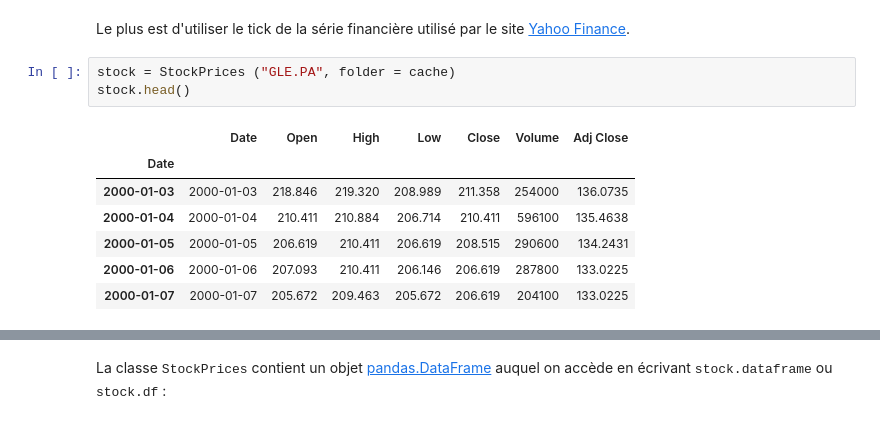
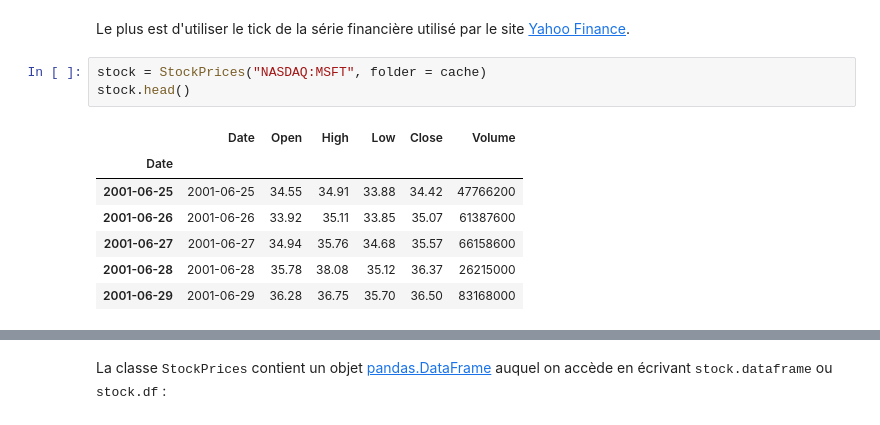
Before and after one commit to sdpython/pyensae, a Jupyter notebook: _doc/notebooks/pyensae_StockPrices.ipynb, the cells around one changed output, grey strips where cells are left out. Saved outputs shown, nothing was run; the diff lists cells and outputs as text.

```diff
--- a/_doc/notebooks/pyensae_StockPrices.ipynb
+++ b/_doc/notebooks/pyensae_StockPrices.ipynb
@@ -27,13 +27,13 @@ if not os.path.exists(cache) : os.mkdir(cache)
 # %% [markdown]
 Le plus est d'utiliser le tick de la série financière utilisé par le site <a href="https://fr.finance.yahoo.com/">Yahoo Finance</a>.
 # %%
-stock = StockPrices ("GLE.PA", folder = cache)
+stock = StockPrices("NASDAQ:MSFT", folder = cache)
 stock.head()
 # %% [output]
-|  | Date | Open | High | Low | Close | Volume | Adj Close |
-| Date |  |  |  |  |  |  |  |
-| 2000-01-03 | 2000-01-03 | 218.846 | 219.320 | 208.989 | 211.358 | 254000 | 136.0735 |
-| 2000-01-04 | 2000-01-04 | 210.411 | 210.884 | 206.714 | 210.411 | 596100 | 135.4638 |
-| 2000-01-05 | 2000-01-05 | 206.619 | 210.411 | 206.619 | 208.515 | 290600 | 134.2431 |
-| 2000-01-06 | 2000-01-06 | 207.093 | 210.411 | 206.146 | 206.619 | 287800 | 133.0225 |
-| 2000-01-07 | 2000-01-07 | 205.672 | 209.463 | 205.672 | 206.619 | 204100 | 133.0225 |
+|  | Date | Open | High | Low | Close | Volume |
+| Date |  |  |  |  |  |  |
+| 2001-06-25 | 2001-06-25 | 34.55 | 34.91 | 33.88 | 34.42 | 47766200 |
+| 2001-06-26 | 2001-06-26 | 33.92 | 35.11 | 33.85 | 35.07 | 61387600 |
+| 2001-06-27 | 2001-06-27 | 34.94 | 35.76 | 34.68 | 35.57 | 66158600 |
+| 2001-06-28 | 2001-06-28 | 35.78 | 38.08 | 35.12 | 36.37 | 26215000 |
+| 2001-06-29 | 2001-06-29 | 36.28 | 36.75 | 35.70 | 36.50 | 83168000 |
```
Also changed, not shown: parts of 23 cells of this notebook, 9 other files.
